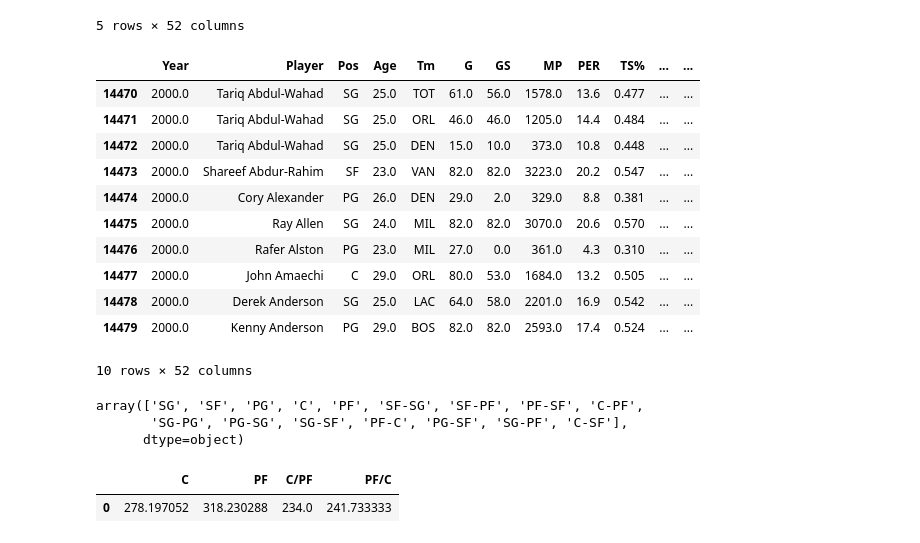
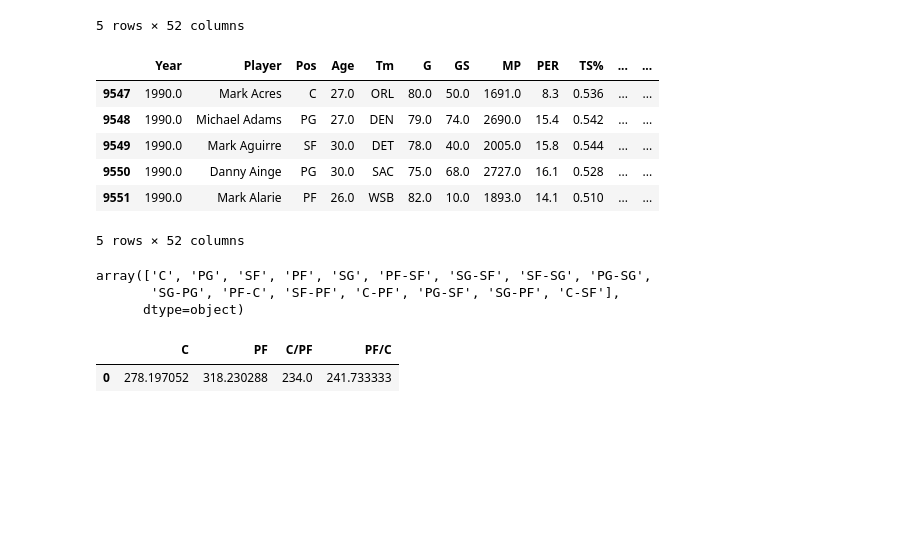
Before and after one commit to logan7734/Project1_repo, a Jupyter notebook: andrew_project_1.ipynb, the cells around one changed output. Cells and saved outputs as stored; diff of their text form; code cells hidden in the pictures; blank space fills up the shorter version.

```diff
--- a/andrew_project_1.ipynb
+++ b/andrew_project_1.ipynb
@@ -21,27 +21,22 @@ hoops_data.head()
 # %%
 #isolating only the years 2000-2017
 
-hoops_data = hoops_data[hoops_data.Year >= 2000]
-hoops_data.head(10)
+hoops_data = hoops_data[hoops_data.Year >= 1990]
+hoops_data.head()
 # %% [output]
 |  | Year | Player | Pos | Age | Tm | G | GS | MP | PER | TS% | ... | ... |
-| 14470 | 2000.0 | Tariq Abdul-Wahad | SG | 25.0 | TOT | 61.0 | 56.0 | 1578.0 | 13.6 | 0.477 | ... | ... |
-| 14471 | 2000.0 | Tariq Abdul-Wahad | SG | 25.0 | ORL | 46.0 | 46.0 | 1205.0 | 14.4 | 0.484 | ... | ... |
-| 14472 | 2000.0 | Tariq Abdul-Wahad | SG | 25.0 | DEN | 15.0 | 10.0 | 373.0 | 10.8 | 0.448 | ... | ... |
-| 14473 | 2000.0 | Shareef Abdur-Rahim | SF | 23.0 | VAN | 82.0 | 82.0 | 3223.0 | 20.2 | 0.547 | ... | ... |
-| 14474 | 2000.0 | Cory Alexander | PG | 26.0 | DEN | 29.0 | 2.0 | 329.0 | 8.8 | 0.381 | ... | ... |
-| 14475 | 2000.0 | Ray Allen | SG | 24.0 | MIL | 82.0 | 82.0 | 3070.0 | 20.6 | 0.570 | ... | ... |
-| 14476 | 2000.0 | Rafer Alston | PG | 23.0 | MIL | 27.0 | 0.0 | 361.0 | 4.3 | 0.310 | ... | ... |
-| 14477 | 2000.0 | John Amaechi | C | 29.0 | ORL | 80.0 | 53.0 | 1684.0 | 13.2 | 0.505 | ... | ... |
-| 14478 | 2000.0 | Derek Anderson | SG | 25.0 | LAC | 64.0 | 58.0 | 2201.0 | 16.9 | 0.542 | ... | ... |
-| 14479 | 2000.0 | Kenny Anderson | PG | 29.0 | BOS | 82.0 | 82.0 | 2593.0 | 17.4 | 0.524 | ... | ... |
+| 9547 | 1990.0 | Mark Acres | C | 27.0 | ORL | 80.0 | 50.0 | 1691.0 | 8.3 | 0.536 | ... | ... |
+| 9548 | 1990.0 | Michael Adams | PG | 27.0 | DEN | 79.0 | 74.0 | 2690.0 | 15.4 | 0.542 | ... | ... |
+| 9549 | 1990.0 | Mark Aguirre | SF | 30.0 | DET | 78.0 | 40.0 | 2005.0 | 15.8 | 0.544 | ... | ... |
+| 9550 | 1990.0 | Danny Ainge | PG | 30.0 | SAC | 75.0 | 68.0 | 2727.0 | 16.1 | 0.528 | ... | ... |
+| 9551 | 1990.0 | Mark Alarie | PF | 26.0 | WSB | 82.0 | 10.0 | 1893.0 | 14.1 | 0.510 | ... | ... |
-10 rows × 52 columns
+5 rows × 52 columns
 # %%
 #finding all different ways big men are listed (anything w/ C or PF)
 hoops_data['Pos'].unique()
 # %% [output]
-array(['SG', 'SF', 'PG', 'C', 'PF', 'SF-SG', 'SF-PF', 'PF-SF', 'C-PF',
-       'SG-PG', 'PG-SG', 'SG-SF', 'PF-C', 'PG-SF', 'SG-PF', 'C-SF'],
+array(['C', 'PG', 'SF', 'PF', 'SG', 'PF-SF', 'SG-SF', 'SF-SG', 'PG-SG',
+       'SG-PG', 'PF-C', 'SF-PF', 'C-PF', 'PG-SF', 'SG-PF', 'C-SF'],
       dtype=object)
 # %%
 #creating a variable for ever different position
```
Also changed, not shown: parts of 30 cells of this notebook, 1 other file.
